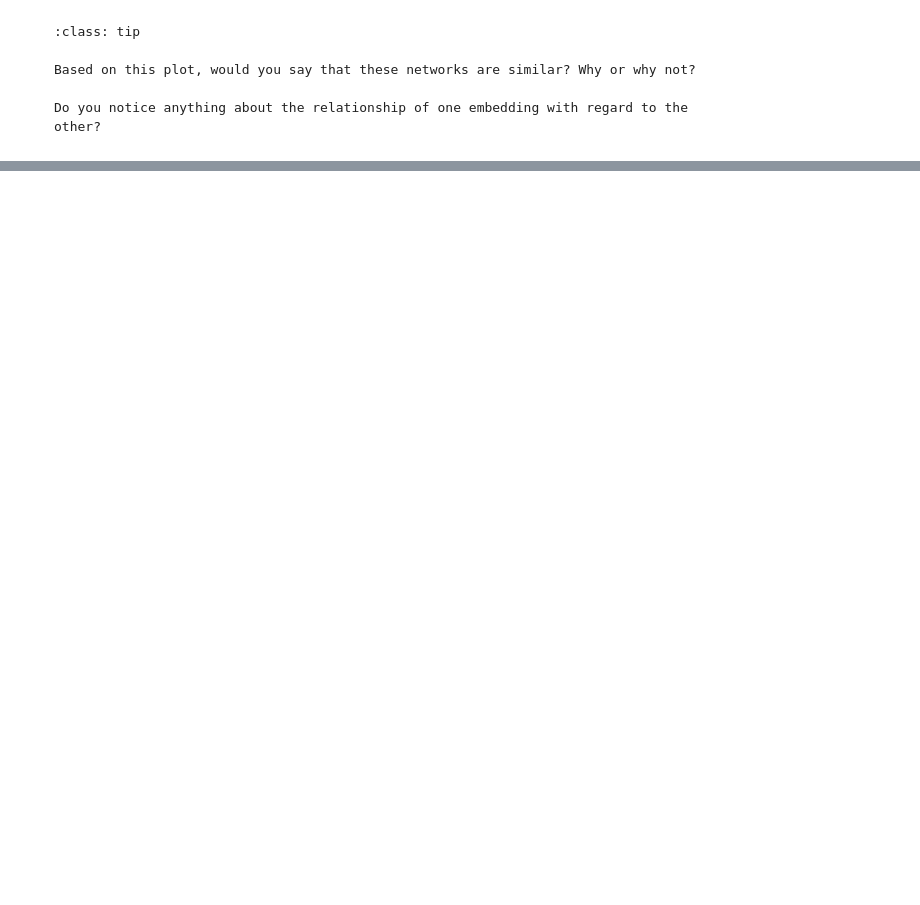
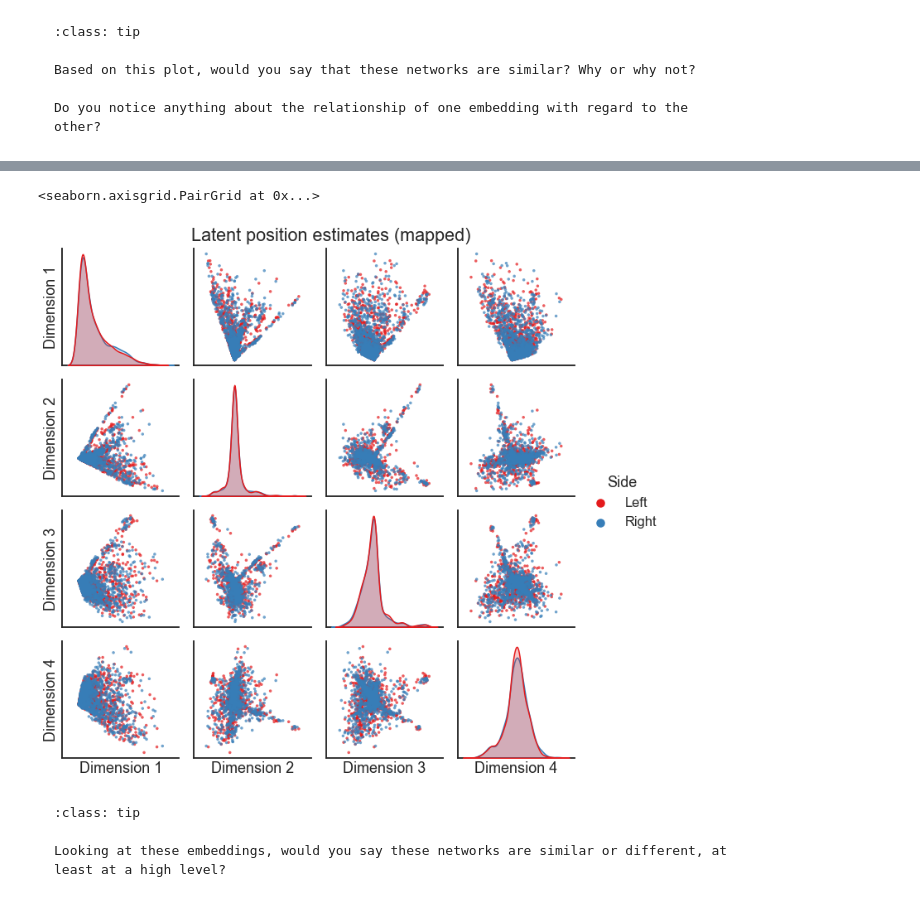
Before and after one commit to bdpedigo/networks-course, a Jupyter notebook: docs/multiple_embedding.ipynb, the cells around one changed output, grey strips where cells are left out. Drawn from its saved outputs; the diff is of its cells as text; code cells hidden in the pictures; blank space fills up the shorter version.

Commit message:
add procrustes

````diff
--- a/docs/multiple_embedding.ipynb
+++ b/docs/multiple_embedding.ipynb
@@ -111,0 +193,19 @@ that the matrix $P$ is unchanged?
+# %%
+from graspologic.align import OrthogonalProcrustes
+
+op = OrthogonalProcrustes()
+X_right_pred = op.fit_transform(X_right, X_left)
+# %%
+X_both = np.concatenate((X_left, X_right_pred), axis=0)
+
+pairplot(X_both[:, :4], labels, legend_name='Side', title='Latent position estimates (mapped)')
+# %% [output]
+<seaborn.axisgrid.PairGrid at 0x...>
+[figure, added]
+# %% [markdown]
+```{admonition} Question
+:class: tip
+
+Looking at these embeddings, would you say these networks are similar or different, at
+least at a high level?
+```
````
Also changed, not shown: parts of 11 cells of this notebook.
